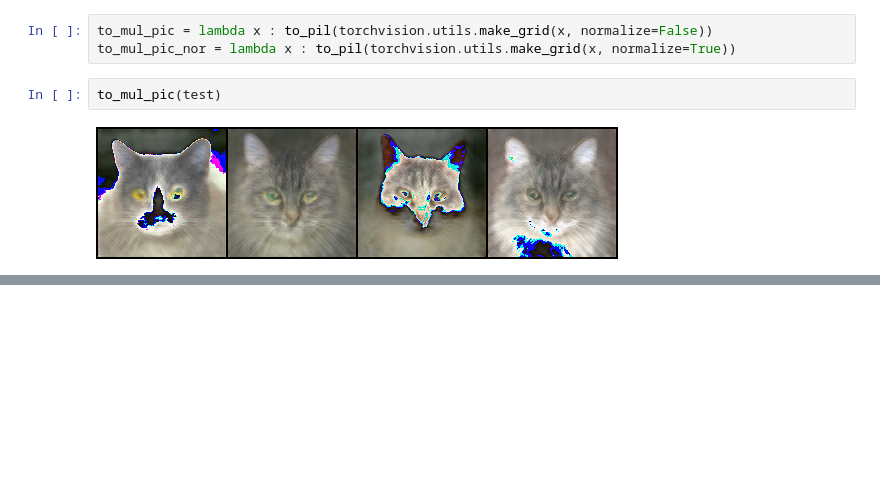
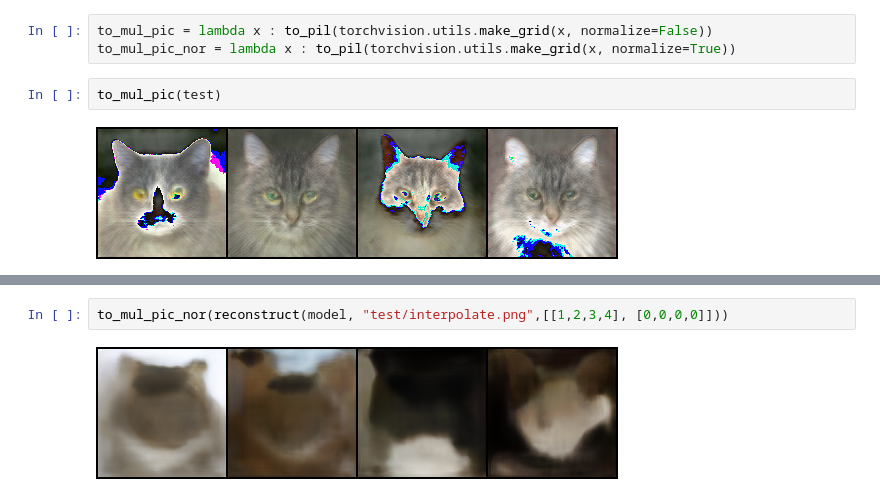
Before and after one commit to khongtrunght/LimitDataCGAN, a Jupyter notebook: eval/eval.ipynb, the cells around one changed output, grey strips where cells are left out. Cells and saved outputs as stored; diff of their text form; blank space fills up the shorter version.

```diff
--- a/eval/eval.ipynb
+++ b/eval/eval.ipynb
@@ -172,0 +179,4 @@ to_mul_pic_nor(test)
+# %%
+to_mul_pic_nor(reconstruct(model, "test/interpolate.png",[[1,2,3,4], [0,0,0,0]]))
+# %% [output]
+[figure, added]
```
Also changed, not shown: parts of 10 cells of this notebook, 3 other files.
